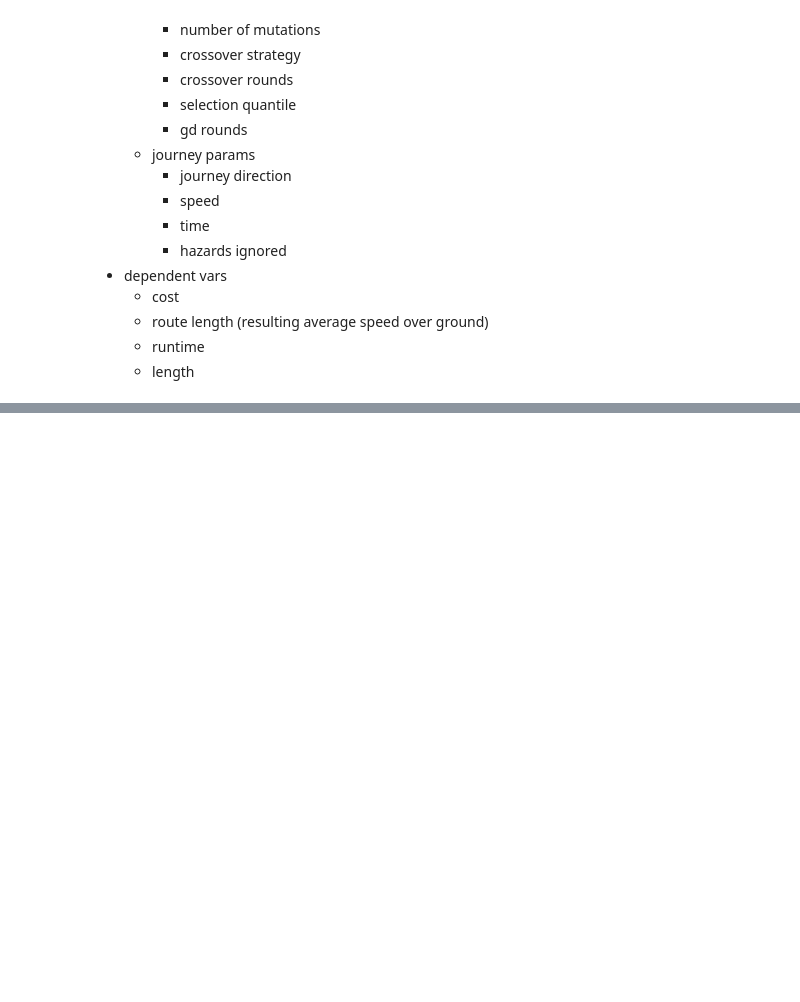
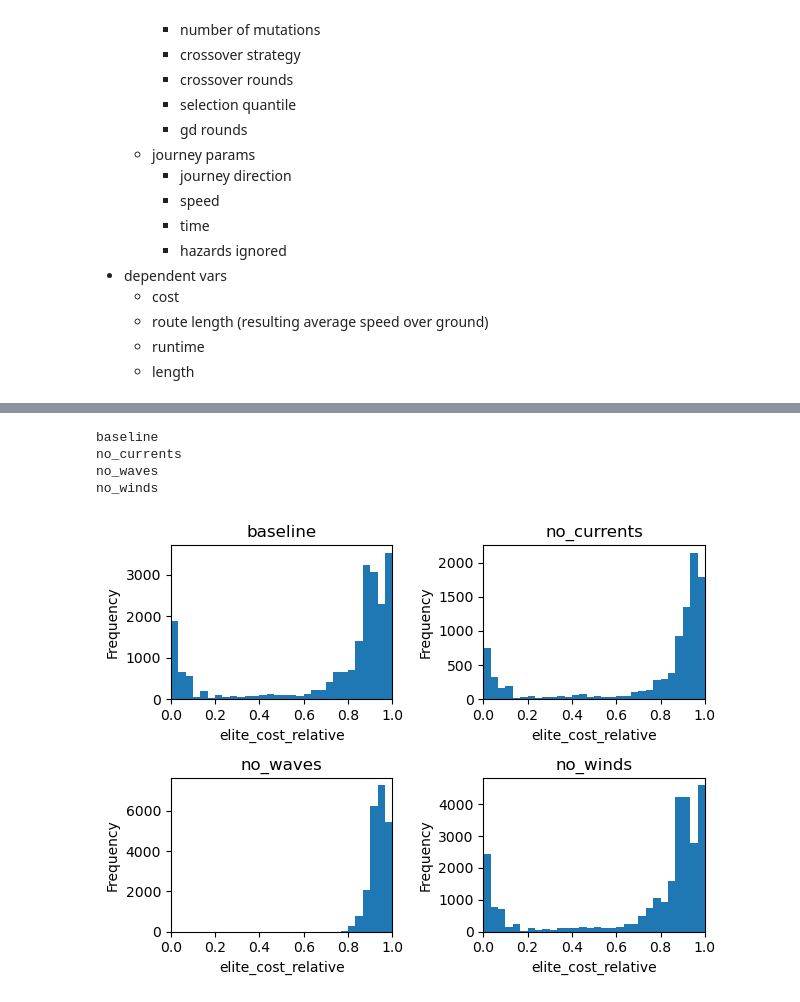
Before and after one commit to willirath/ship_routing, a Jupyter notebook: experiments/tuning_002/notebooks/02_hyperparameter_tuning_analysis.ipynb, the cells around one changed output, grey strips where cells are left out. Saved outputs shown, nothing was run; the diff lists cells and outputs as text; code cells hidden in the pictures; blank space fills up the shorter version.

```diff
--- a/experiments/tuning_002/notebooks/02_hyperparameter_tuning_analysis.ipynb
+++ b/experiments/tuning_002/notebooks/02_hyperparameter_tuning_analysis.ipynb
@@ -284,0 +95,18 @@ fig.savefig("../figures/hyperparams_runtime_Atlantic_backward.png", dpi=200)
+# %%
+fig, ax = plt.subplots(
+    2, 2,
+)
+for fsn, _ax in zip(gdf.forcing_scenario_name.unique(), ax.flatten()):
+    gdf.where(gdf.forcing_scenario_name == fsn).elite_cost_relative.plot.hist(ax=_ax, bins=np.linspace(0, 1, 31))
+    _ax.set_title(fsn)
+    _ax.set_xlabel("elite_cost_relative")
+    _ax.set_xlim(0, 1)
+    print(fsn)
+
+fig.tight_layout()
+# %% [output]
+baseline
+no_currents
+no_waves
+no_winds
+[figure, added]
```
Also changed, not shown: parts of 12 cells of this notebook, 3 other files.
